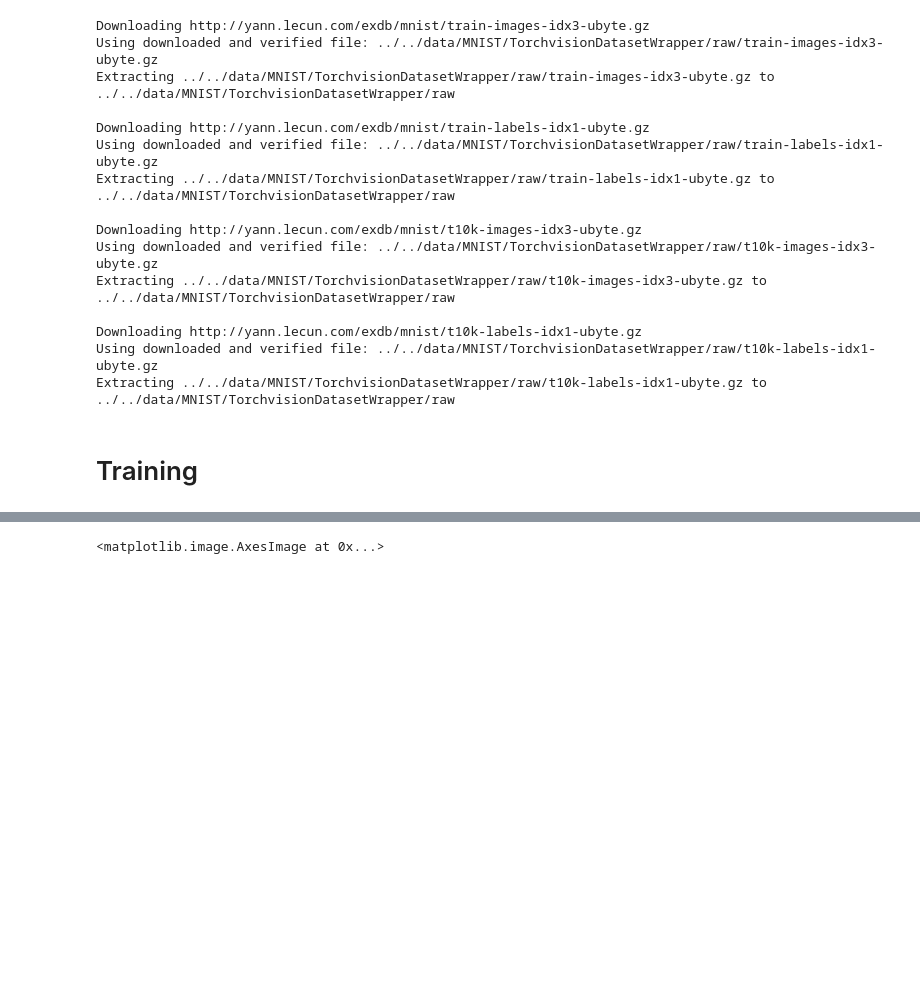
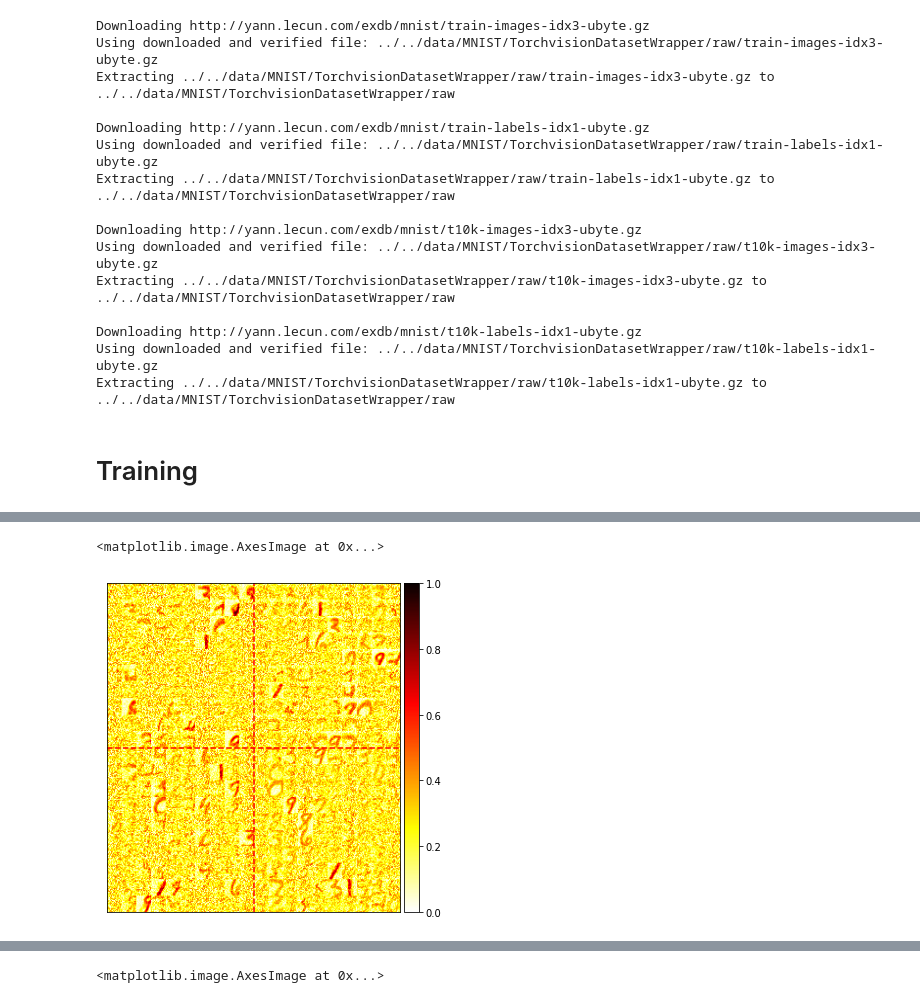
Before and after one commit to Singular-Brain/DeepBioLCNet, a Jupyter notebook: UnsupervisedDeep.ipynb, the cells around one changed output, grey strips where cells are left out. Drawn from its saved outputs; the diff is of its cells as text; code cells hidden in the pictures; blank space fills up the shorter version.

```diff
--- a/UnsupervisedDeep.ipynb
+++ b/UnsupervisedDeep.ipynb
@@ -885,0 +896,5 @@ KeyboardInterrupt: ignored
+# %%
+plot_LC_weights(net.connections[('layer0', 'layer1')])
+# %% [output]
+<matplotlib.image.AxesImage at 0x...>
+[figure, added]
```
Also changed, not shown: parts of 11 cells of this notebook.
